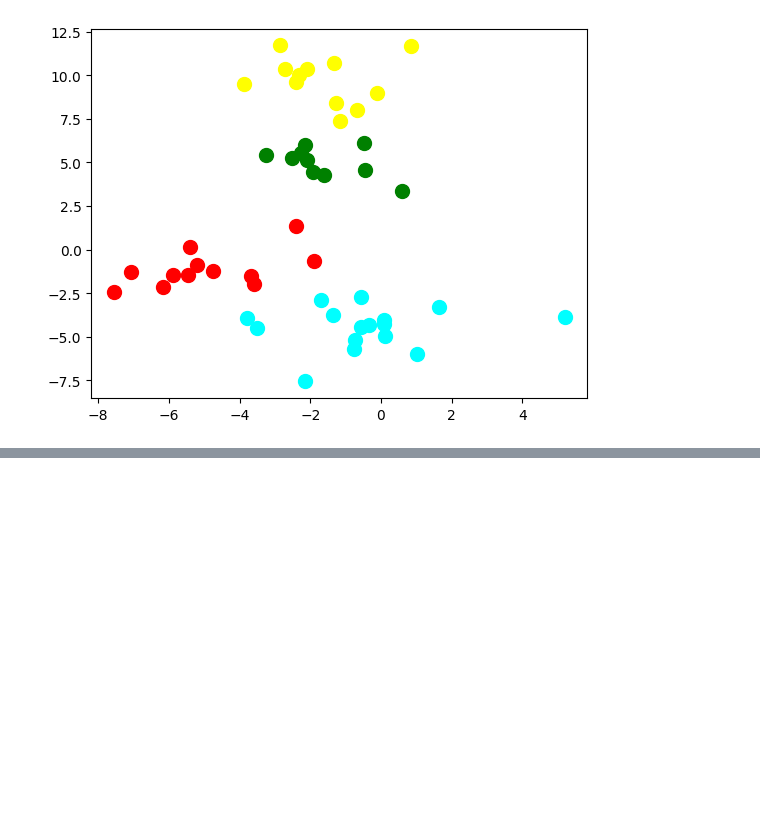
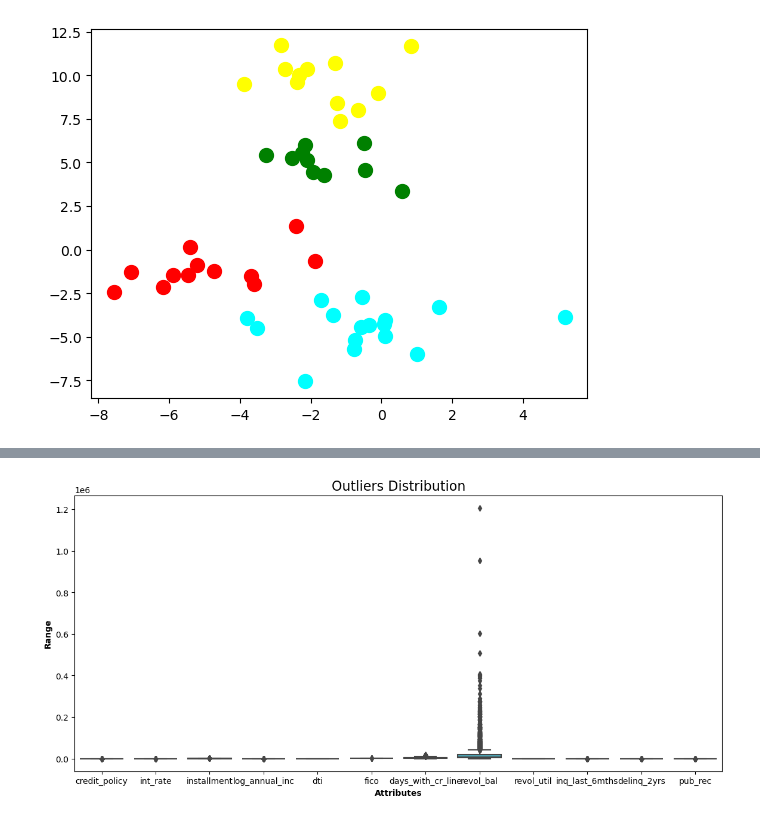
Before and after one commit to ndavido/Data_Analysis_Notes, a Jupyter notebook: clustering_early.ipynb, the cells around one changed output, grey strips where cells are left out. Saved outputs shown, nothing was run; the diff lists cells and outputs as text; code cells hidden in the pictures; blank space fills up the shorter version.

```diff
--- a/clustering_early.ipynb
+++ b/clustering_early.ipynb
@@ -175,7 +177,7 @@ plt.scatter(points[y_hc ==3,0], points[y_hc == 3,1], s=100, c='green')
 <matplotlib.collections.PathCollection at 0x...>
 [figure]
 # %%
-import pandas as pandas
-loan_data = pandas.read_csv('loan.csv')
+import pandas as pd
+loan_data = pd.read_csv("loan_data3.csv")
 loan_data.head()
 # %% [output]
@@ -211,3 +258,7 @@ def show_boxplot(df):
     plt.title("Outliers Distribution", fontsize=16)
     plt.ylabel("Range", fontweight='bold')
     plt.xlabel("Attributes", fontweight='bold')
+# %%
+show_boxplot(cleaned_data)
+# %% [output]
+[figure, added]
```
Also changed, not shown: parts of 15 cells of this notebook.
